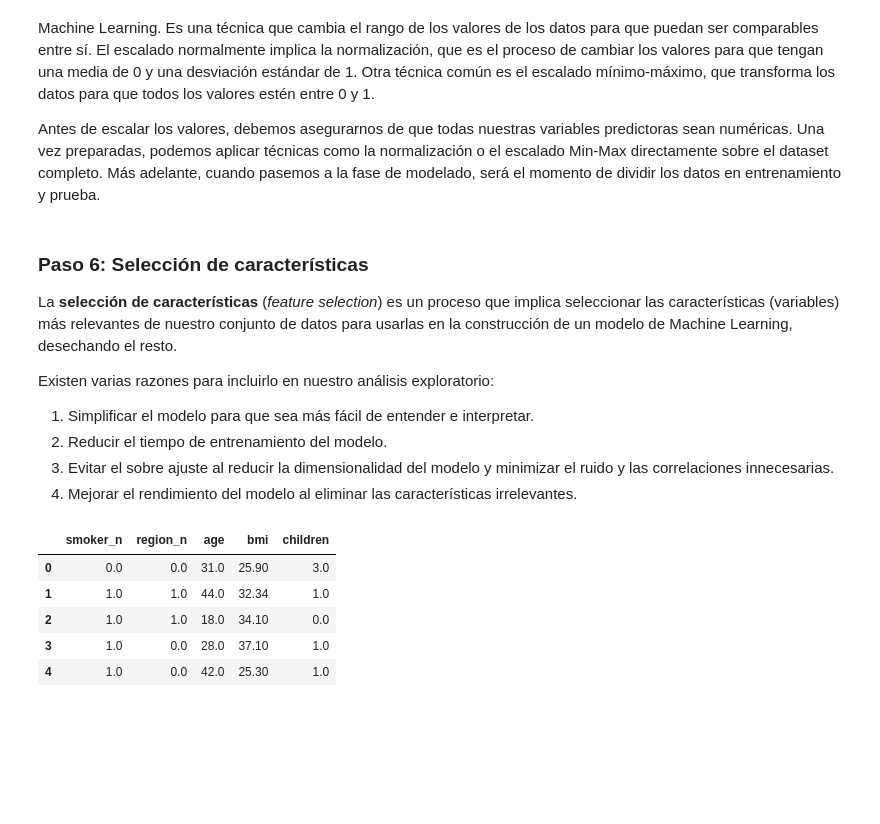
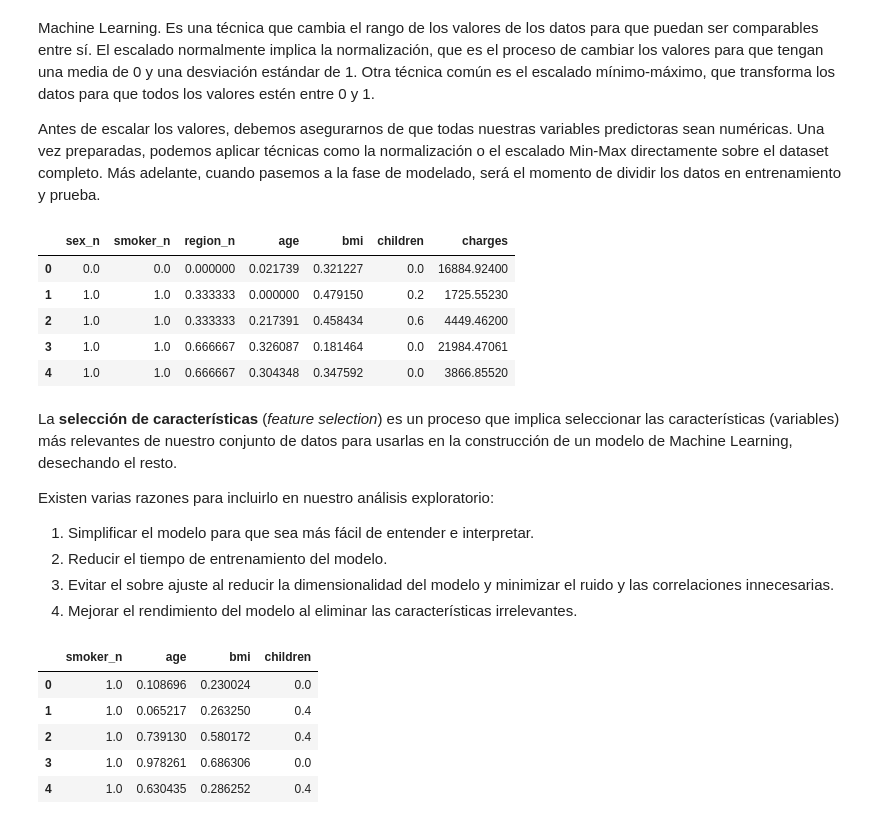
Before and after one commit to 4GeeksAcademy/machine-learning-python-template3-JohnnyXavierReyesBorbor, a Jupyter notebook: src/EDA.ipynb, the cells around one changed output. Cells and saved outputs as stored; diff of their text form; code cells hidden in the pictures; blank space fills up the shorter version.

```diff
--- a/src/EDA.ipynb
+++ b/src/EDA.ipynb
@@ -77,7 +79,7 @@ num_duplicates = total_data.duplicated().sum()
 print(f"Número de filas duplicadas: {num_duplicates}")
 
 if num_duplicates > 0:
-    total_data = total_data.drop_duplicates()
+    total_data = total_data.drop_duplicates().reset_index(drop = True)
     print(f"Número duplicados borrados. Ahora hay {total_data.shape[0]} datos")
 else:
     print("No se han encontrado duplicados")
@@ -425,5 +317,22 @@ with open("/workspaces/machine-learning-python-template3-JohnnyXavierReyesBorbor
+# %%
+#Min-Max Scaler
+
+scaler = MinMaxScaler()
+scal_features = scaler.fit_transform(total_data[predictoras])
+
+total_data_scal = pd.DataFrame(scal_features, index=total_data.index, columns=predictoras)
+
+total_data_scal[target] = total_data[target]
+
+total_data_scal.head()
+# %% [output]
+|  | sex_n | smoker_n | region_n | age | bmi | children | charges |
+| 0 | 0.0 | 0.0 | 0.000000 | 0.021739 | 0.321227 | 0.0 | 16884.92400 |
+| 1 | 1.0 | 1.0 | 0.333333 | 0.000000 | 0.479150 | 0.2 | 1725.55230 |
+| 2 | 1.0 | 1.0 | 0.333333 | 0.217391 | 0.458434 | 0.6 | 4449.46200 |
+| 3 | 1.0 | 1.0 | 0.666667 | 0.326087 | 0.181464 | 0.0 | 21984.47061 |
+| 4 | 1.0 | 1.0 | 0.666667 | 0.304348 | 0.347592 | 0.0 | 3866.85520 |
 # %% [markdown]
-### Paso 6: Selección de características
 
 La **selección de características** (*feature selection*) es un proceso que implica seleccionar las características (variables) más relevantes de nuestro conjunto de datos para usarlas en la construcción de un modelo de Machine Learning, desechando el resto.
 
@@ -434,21 +343,30 @@ Existen varias razones para incluirlo en nuestro análisis exploratorio:
 3. Evitar el sobre ajuste al reducir la dimensionalidad del modelo y minimizar el ruido y las correlaciones innecesarias.
 4. Mejorar el rendimiento del modelo al eliminar las características irrelevantes.
 # %%
-X_train = X_train_CON_outliers.copy()
-X_test = X_test_CON_outliers.copy()
+scaler = MinMaxScaler()
+scal_features = scaler.fit_transform(total_data[predictoras])
 
-selection_model = SelectKBest(f_classif, k = 5)
+total_data_scal = pd.DataFrame(scal_features, index=total_data.index, columns=predictoras)
+
+total_data_scal["charges"] = total_data["charges"]
+
+X = total_data_scal.drop("charges", axis = 1)
+y = total_data_scal["charges"]
+
+X_train, X_test, y_train, y_test = train_test_split(X, y, test_size = 0.2, random_state = 42)
+
+selection_model = SelectKBest(f_regression, k = 4)
 selection_model.fit(X_train, y_train)
 
-ix = selection_model.get_support()
-X_train_sel = pd.DataFrame(selection_model.transform(X_train), columns = X_train.columns.values[ix])
-X_test_sel = pd.DataFrame(selection_model.transform(X_test), columns = X_test.columns.values[ix])
+selected_columns = X_train.columns[selection_model.get_support()]
+X_train_sel = pd.DataFrame(selection_model.transform(X_train), columns = selected_columns)
+X_test_sel = pd.DataFrame(selection_model.transform(X_test), columns = selected_columns)
 
 X_train_sel.head()
 # %% [output]
-|  | smoker_n | region_n | age | bmi | children |
-| 0 | 0.0 | 0.0 | 31.0 | 25.90 | 3.0 |
-| 1 | 1.0 | 1.0 | 44.0 | 32.34 | 1.0 |
-| 2 | 1.0 | 1.0 | 18.0 | 34.10 | 0.0 |
-| 3 | 1.0 | 0.0 | 28.0 | 37.10 | 1.0 |
-| 4 | 1.0 | 0.0 | 42.0 | 25.30 | 1.0 |
+|  | smoker_n | age | bmi | children |
+| 0 | 1.0 | 0.108696 | 0.230024 | 0.0 |
+| 1 | 1.0 | 0.065217 | 0.263250 | 0.4 |
+| 2 | 1.0 | 0.739130 | 0.580172 | 0.4 |
+| 3 | 1.0 | 0.978261 | 0.686306 | 0.0 |
+| 4 | 1.0 | 0.630435 | 0.286252 | 0.4 |
```
Also changed, not shown: parts of 7 cells of this notebook, 18 other files.
